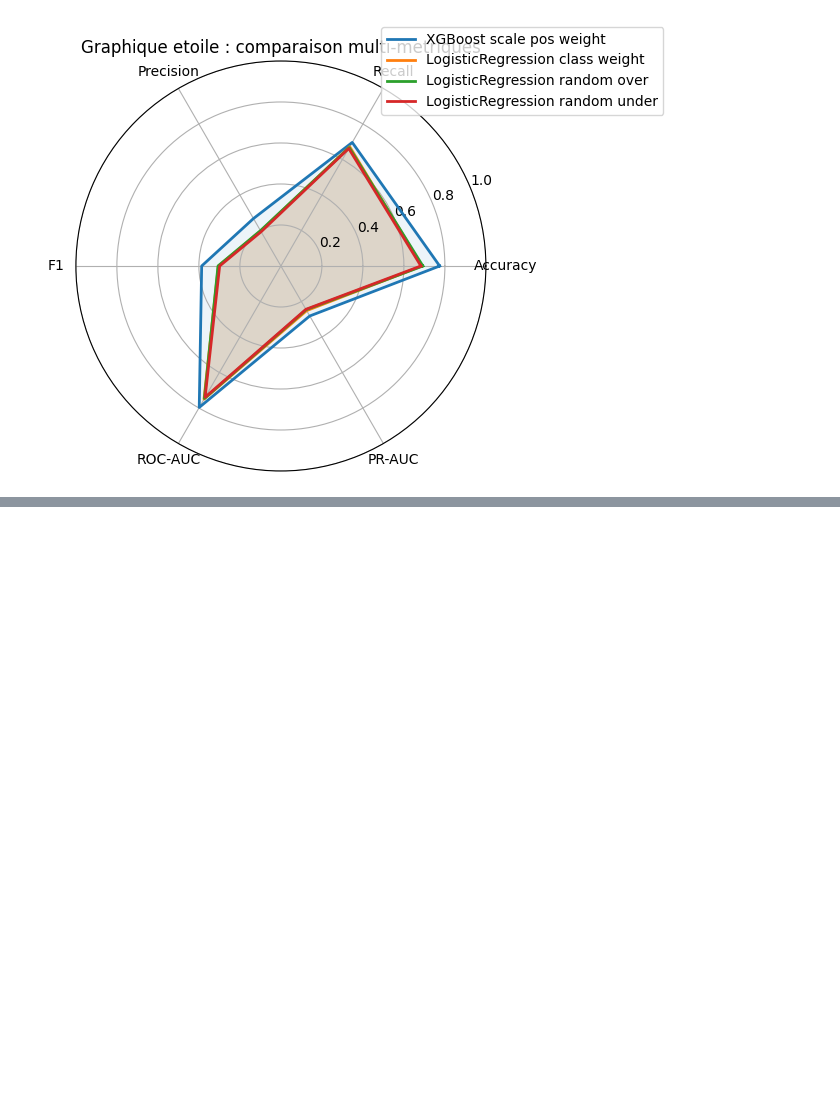
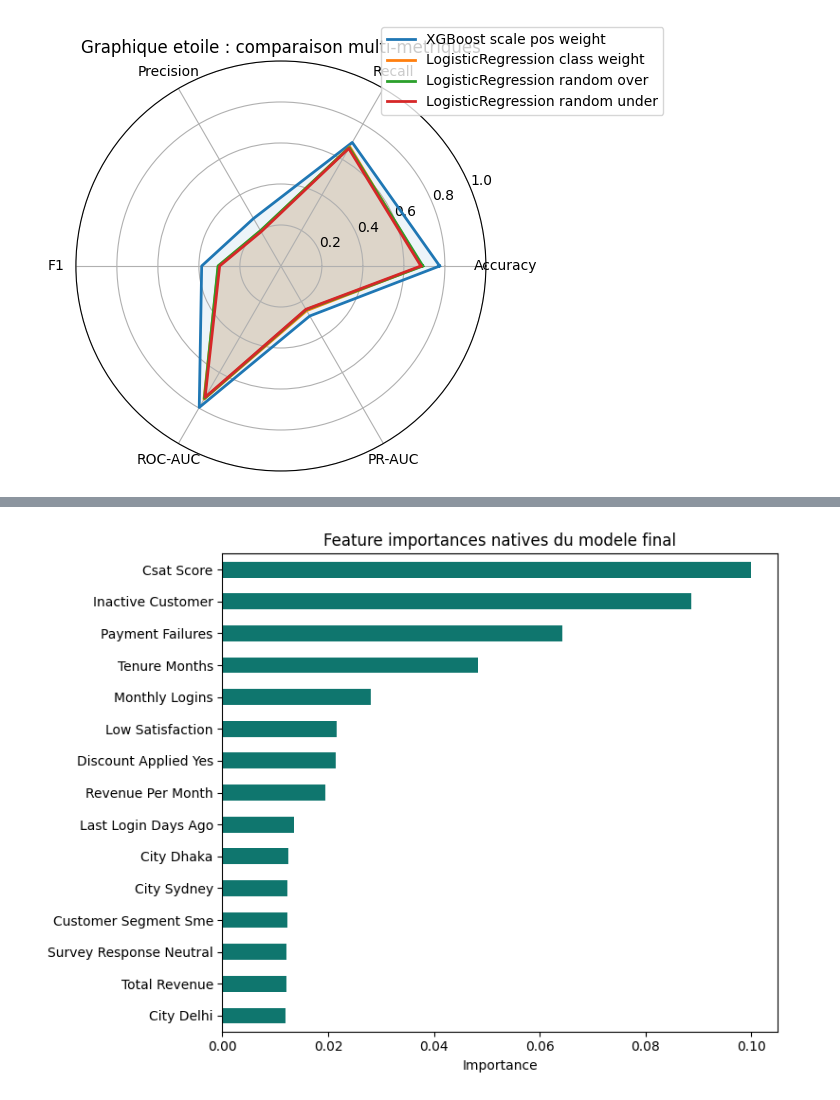
Before and after one commit to Simone-Me/churn_predict, a Jupyter notebook: projet_churn_structure/notebooks/05_modelisation_evaluation.ipynb, the cells around one changed output, grey strips where cells are left out. Cells and saved outputs as stored; diff of their text form; code cells hidden in the pictures; blank space fills up the shorter version.

```diff
--- a/projet_churn_structure/notebooks/05_modelisation_evaluation.ipynb
+++ b/projet_churn_structure/notebooks/05_modelisation_evaluation.ipynb
@@ -266,0 +311,30 @@ plt.show()
+# %%
+def format_feature_name(name):
+    return str(name).replace('num__', '').replace('cat__', '').replace('_', ' ').title()
+
+
+def get_transformed_feature_names(model, X_sample):
+    preprocessor = model.named_steps.get('pre')
+    if preprocessor is None:
+        return X_sample.columns.tolist()
+    try:
+        return preprocessor.get_feature_names_out()
+    except AttributeError:
+        return X_sample.columns.tolist()
+
+estimator = best_model.named_steps.get('model')
+if hasattr(estimator, 'feature_importances_'):
+    feature_names = get_transformed_feature_names(best_model, X_sample)
+    native_importances = pd.Series(estimator.feature_importances_, index=feature_names)
+    top_native = native_importances.sort_values(ascending=False).head(15).sort_values()
+
+    fig, ax = plt.subplots(figsize=(8, 6))
+    top_native.rename(index=format_feature_name).plot(kind='barh', ax=ax, color='#0f766e')
+    ax.set_title('Feature importances natives du modele final')
+    ax.set_xlabel('Importance')
+    plt.tight_layout()
+    plt.show()
+else:
+    print('Le modele final ne fournit pas feature_importances_.')
+# %% [output]
+[figure, added]
```
Also changed, not shown: parts of 8 cells of this notebook, 6 other files.
